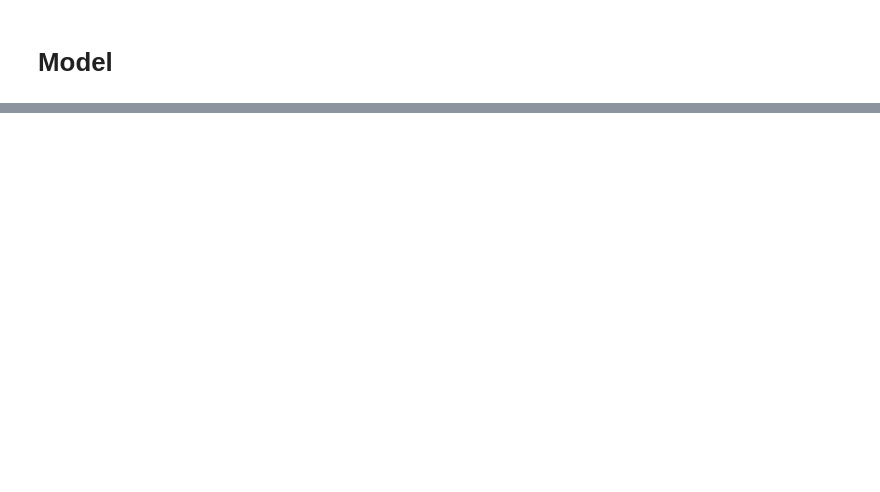
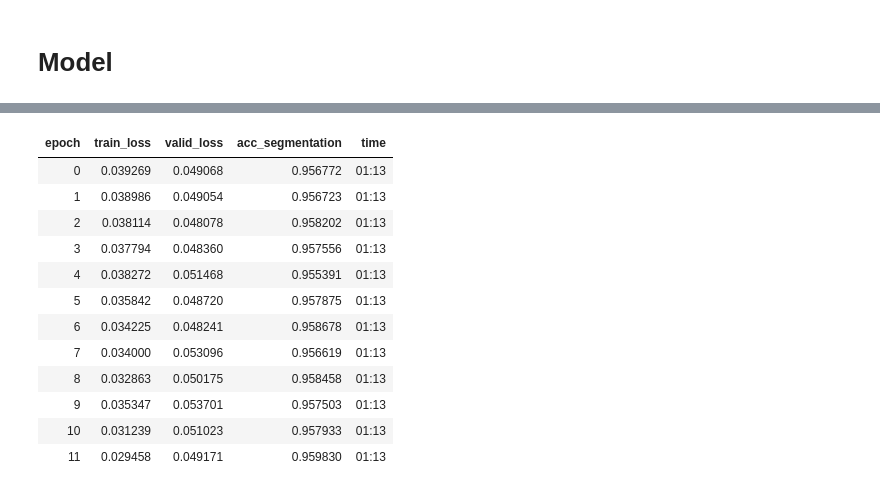
Before and after one commit to foamliu/ImageSynth, a Jupyter notebook: unity.ipynb, the cells around one changed output, grey strips where cells are left out. Cells and saved outputs as stored; diff of their text form; code cells hidden in the pictures; blank space fills up the shorter version.

```diff
--- a/unity.ipynb
+++ b/unity.ipynb
@@ -143,0 +180,18 @@ plt.imshow(learn.predict(img)[1].squeeze())
+# %%
+lrs = slice(lr/400,lr/4)
+# %%
+learn.fit_one_cycle(12, lrs, pct_start=0.8)
+# %% [output]
+| epoch | train_loss | valid_loss | acc_segmentation | time |
+| 0 | 0.039269 | 0.049068 | 0.956772 | 01:13 |
+| 1 | 0.038986 | 0.049054 | 0.956723 | 01:13 |
+| 2 | 0.038114 | 0.048078 | 0.958202 | 01:13 |
+| 3 | 0.037794 | 0.048360 | 0.957556 | 01:13 |
+| 4 | 0.038272 | 0.051468 | 0.955391 | 01:13 |
+| 5 | 0.035842 | 0.048720 | 0.957875 | 01:13 |
+| 6 | 0.034225 | 0.048241 | 0.958678 | 01:13 |
+| 7 | 0.034000 | 0.053096 | 0.956619 | 01:13 |
+| 8 | 0.032863 | 0.050175 | 0.958458 | 01:13 |
+| 9 | 0.035347 | 0.053701 | 0.957503 | 01:13 |
+| 10 | 0.031239 | 0.051023 | 0.957933 | 01:13 |
+| 11 | 0.029458 | 0.049171 | 0.959830 | 01:13 |
```
Also changed, not shown: parts of 35 cells of this notebook.
